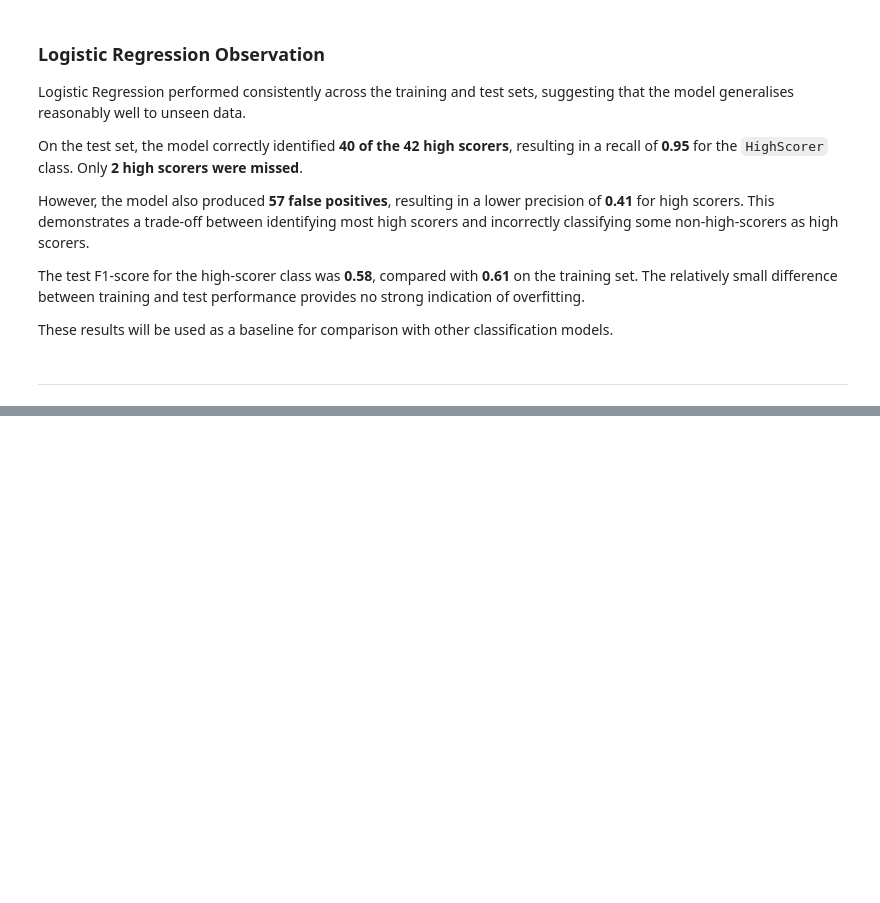
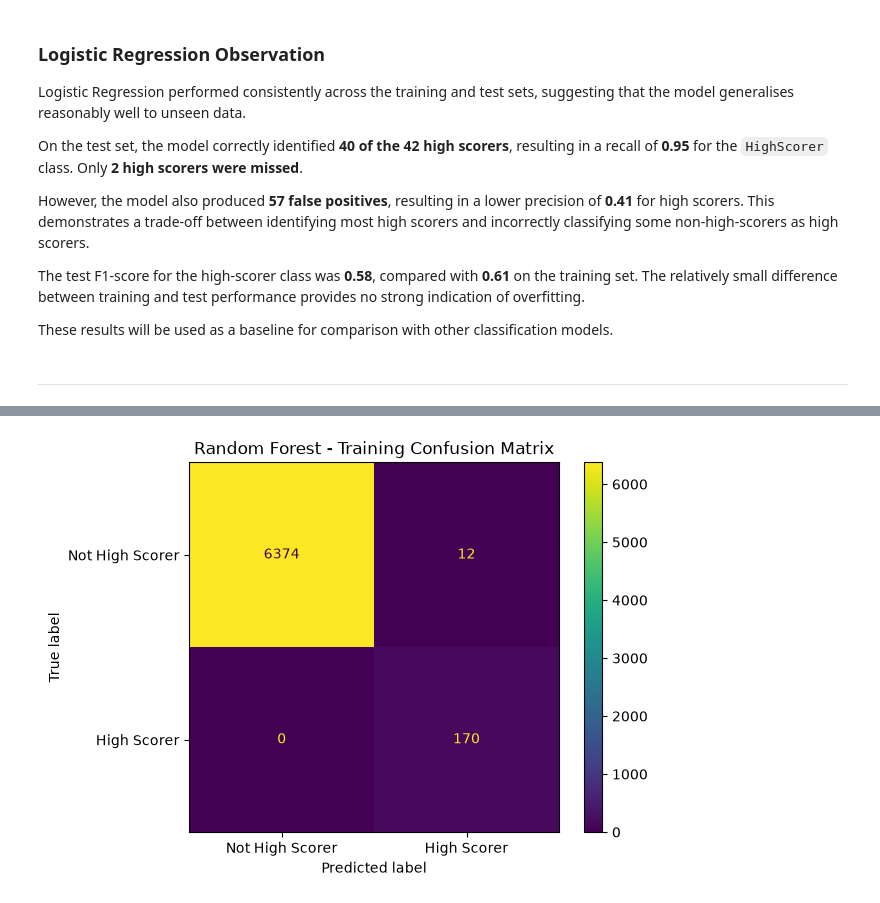
Before and after one commit to garethrogers28/premier-league-predictor, a Jupyter notebook: jupyter_notebooks/05_Model_Development.ipynb, the cells around one changed output, grey strips where cells are left out. Drawn from its saved outputs; the diff is of its cells as text; code cells hidden in the pictures; blank space fills up the shorter version.

Commit message:
Train and evaluate Random Forest classifier

```diff
--- a/jupyter_notebooks/05_Model_Development.ipynb
+++ b/jupyter_notebooks/05_Model_Development.ipynb
@@ -324,0 +335,7 @@ These results will be used as a baseline for comparison with other classificatio
+# %%
+random_forest_model = RandomForestClassifier(
+    class_weight="balanced",
+    random_state=42
+)
+# %%
+random_forest_model.fit(X_train_imputed, y_train)
@@ -324,0 +344,3 @@ These results will be used as a baseline for comparison with other classificatio
+# %%
+y_train_pred_rf = random_forest_model.predict(X_train_imputed)
+y_test_pred_rf = random_forest_model.predict(X_test_imputed)
@@ -324,0 +379,9 @@ These results will be used as a baseline for comparison with other classificatio
+# %%
+train_cm_rf = confusion_matrix(y_train, y_train_pred_rf)
+test_cm_rf = confusion_matrix(y_test, y_test_pred_rf)
+
+print("Training Confusion Matrix")
+print(train_cm_rf)
+
+print("\nTest Confusion Matrix")
+print(test_cm_rf)
@@ -324,0 +396,10 @@ These results will be used as a baseline for comparison with other classificatio
+# %%
+ConfusionMatrixDisplay(
+    confusion_matrix=train_cm_rf,
+    display_labels=["Not High Scorer", "High Scorer"]
+).plot()
+
+plt.title("Random Forest - Training Confusion Matrix")
+plt.show()
+# %% [output]
+[figure, added]
```
Also changed, not shown: parts of 9 cells of this notebook.
